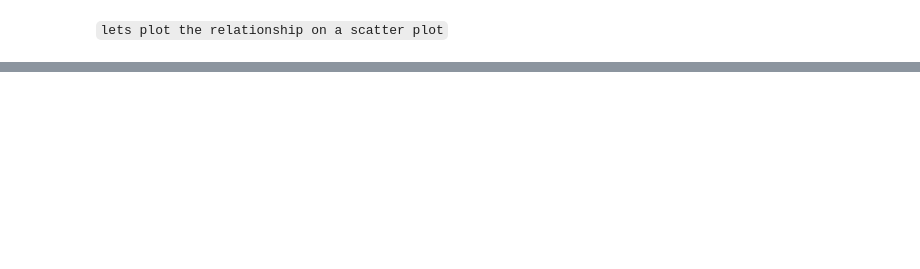
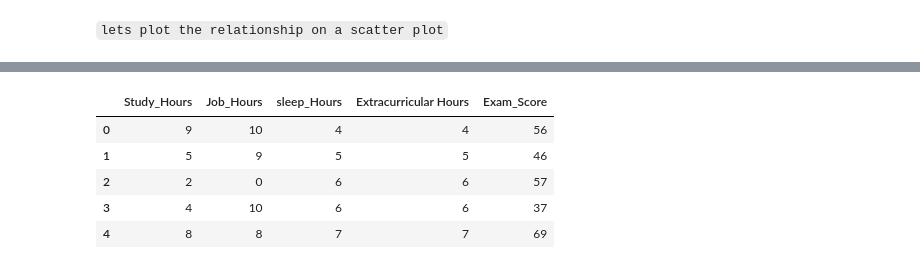
Before and after one commit to RIDOX-AIeNG/AI-D-D, a Jupyter notebook: WEEK_6/TASK_FOLDER/correlation_&_regression.ipynb, the cells around one changed output, grey strips where cells are left out. Saved outputs shown, nothing was run; the diff lists cells and outputs as text; code cells hidden in the pictures; blank space fills up the shorter version.

```diff
--- a/WEEK_6/TASK_FOLDER/correlation_&_regression.ipynb
+++ b/WEEK_6/TASK_FOLDER/correlation_&_regression.ipynb
@@ -93,0 +124,11 @@ plt.show()
+# %%
+# We want to see how to se how study hours affect exam scores using SLR
+
+data.head()
+# %% [output]
+|  | Study_Hours | Job_Hours | sleep_Hours | Extracurricular Hours | Exam_Score |
+| 0 | 9 | 10 | 4 | 4 | 56 |
+| 1 | 5 | 9 | 5 | 5 | 46 |
+| 2 | 2 | 0 | 6 | 6 | 57 |
+| 3 | 4 | 10 | 6 | 6 | 37 |
+| 4 | 8 | 8 | 7 | 7 | 69 |
```
Also changed, not shown: parts of 15 cells of this notebook.
